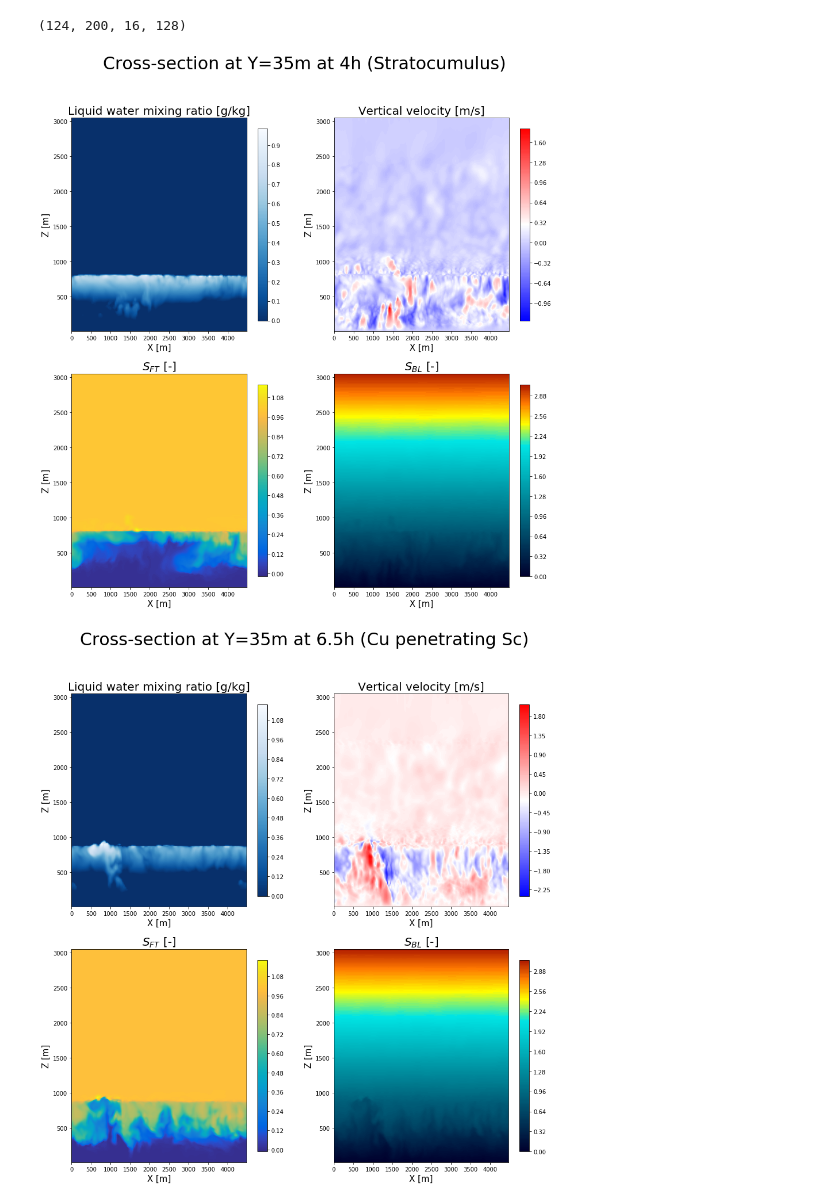
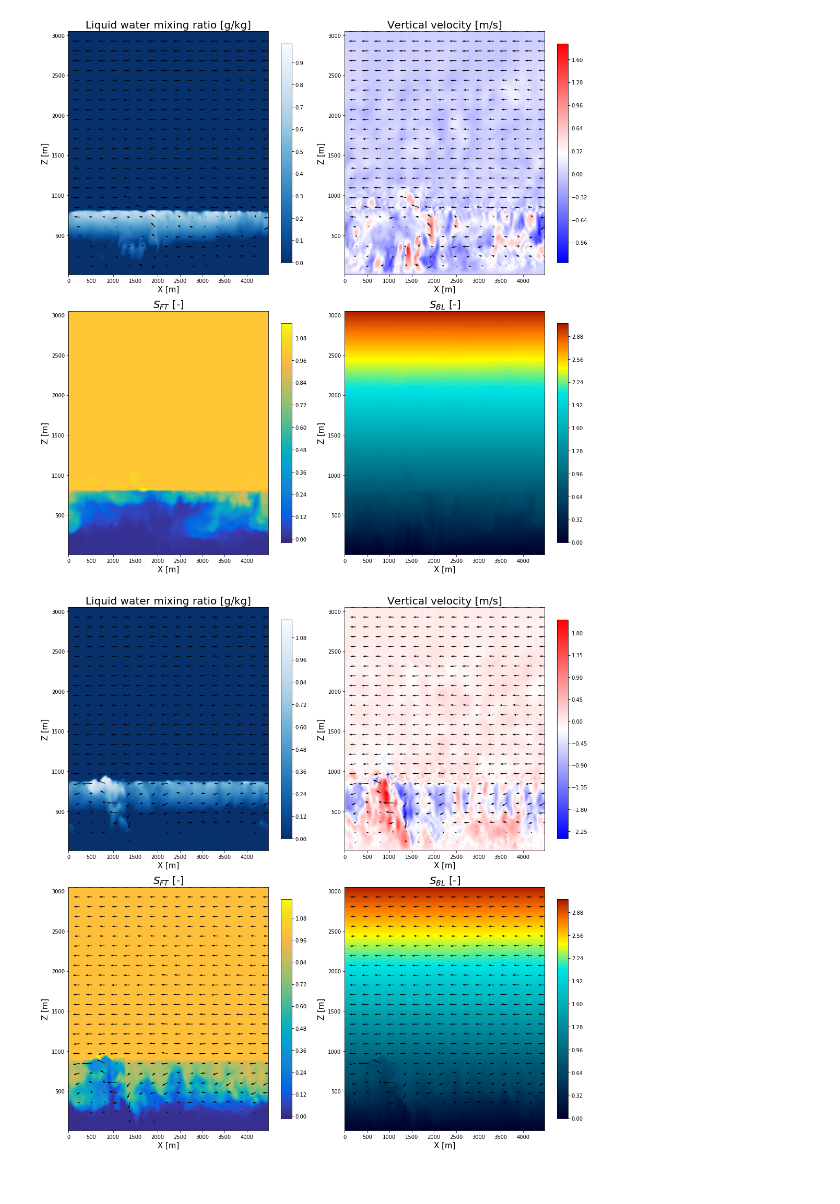
Before and after one commit to JIACHEN427/Transition-Sc-Cu, a Jupyter notebook: python/show_2D.ipynb, the cells around one changed output. Saved outputs shown, nothing was run; the diff lists cells and outputs as text; code cells hidden in the pictures.

```diff
--- a/python/show_2D.ipynb
+++ b/python/show_2D.ipynb
@@ -161,12 +262,19 @@ DATA = Dataset('fielddump.000.000.002.nc')
+# %%
+jaisnd = LinearSegmentedColormap('jaisnd', ncview_to_py(cmap_jaisnd))
+ssec = LinearSegmentedColormap('ssec', ncview_to_py(cmap_ssec))
+egauss = LinearSegmentedColormap('egauss', ncview_to_py(cmap_3gauss))
+# Make some new colormap for better look using colormap setup directly from ncview
 # %%
+# Read the data and create the grid
+DATA = Dataset('fielddump.000.000.002.nc')
 ql=DATA.variables['ql'][:]
 w=DATA.variables['w'][:]
 SBL=DATA.variables['sc001'][:]
 SFT=DATA.variables['sc002'][:]
 z=DATA.variables['zt'][:]
-# Read the variables.
+u=DATA.variables['u'][:]
+v=DATA.variables['v'][:]
+w=DATA.variables['w'][:]
 x=np.linspace(0,4480,np.shape(ql)[3])
+y=np.linspace(0,4480,np.shape(ql)[3])
+xx,zz=np.meshgrid(x,z)
-# %%
-np.shape(ql)# Time,z,y,x
-# %% [output]
-(124, 200, 16, 128)
@@ -177,72 +281,92 @@ xx,zz=np.meshgrid(x,z)
 # %%
 i=24 ## One layer structure
+utemp = u[i,:,0,:]
+vtemp = w[i,:,0,:]
+wtemp = w[i,:,0,:]
+qltemp = ql[i,:,0,:]*1e3
+SFTtemp = SFT[i,:,0,:]
+SBLtmep = SBL[i,:,0,:]
+[u_dir,v_dir,w_dir,x_dir,y_dir,z_dir] = window_qui(x,y,utemp,vtemp,wtemp) # Use a small average window to get a better look
 fig, axs = plt.subplots(2, 2,figsize=(15,15))
-fig.suptitle('Cross-section at Y=35m at 4h (Stratocumulus)',fontsize=30)
+#fig.suptitle('Cross-section at Y=35m at 4h (Stratocumulus)',fontsize=30)
 ax = plt.subplot(221)
-cs = plt.contourf(xx,zz,ql[i,:,0,:]*1e3,200,cmap='Blues_r')
+cs = plt.contourf(xx,zz,qltemp,200,cmap='Blues_r')
+plt.quiver(x_dir, z_dir, u_dir, w_dir)
 plt.title('Liquid water mixing ratio [g/kg]',fontsize=20)
 plt.xlabel('X [m]',fontsize=15)
 plt.ylabel('Z [m]',fontsize=15)
 fig.colorbar(cs, ax=ax, shrink=0.9)
 
 ax = plt.subplot(222)
-cs = plt.contourf(xx,zz,w[i,:,0,:],200,cmap='bwr')
+cs = plt.contourf(xx,zz,wtemp,200,cmap='bwr')
+plt.quiver(x_dir, z_dir, u_dir, w_dir)
 plt.title('Vertical velocity [m/s]',fontsize=20)
 plt.xlabel('X [m]',fontsize=15)
 plt.ylabel('Z [m]',fontsize=15)
 fig.colorbar(cs, ax=ax, shrink=0.9)
 
 ax=plt.subplot(223)
-cs = plt.contourf(xx,zz,SFT[i,:,0,:],200,cmap=parula_map)
+cs = plt.contourf(xx,zz,SFTtemp,200,cmap=parula_map)
 plt.title('$S_{FT}$ [-]',fontsize=20)
 plt.xlabel('X [m]',fontsize=15)
 plt.ylabel('Z [m]',fontsize=15)
 fig.colorbar(cs, ax=ax, shrink=0.9)
 
 ax=plt.subplot(224)
-cs = ax.contourf(xx,zz,SBL[i,:,0,:],200, cmap=ssec)
+cs = ax.contourf(xx,zz,SBLtmep,200, cmap=ssec)
 plt.title('$S_{BL}$ [-]',fontsize=20)
 plt.xlabel('X [m]',fontsize=15)
 plt.ylabel('Z [m]',fontsize=15)
 fig.colorbar(cs, ax=ax, shrink=0.9)
-
+fig.tight_layout()
 plt.savefig('1.eps')
 # %% [output]
-[figure, old version]
+[figure, new version]
 # %%
 i=38 ## two-layer structure ED-Triple-MF scheme applied.
+utemp = u[i,:,0,:]
+vtemp = w[i,:,0,:]
+wtemp = w[i,:,0,:]
+qltemp = ql[i,:,0,:]*1e3
+SFTtemp = SFT[i,:,0,:]
+SBLtmep = SBL[i,:,0,:]
+[u_dir,v_dir,w_dir,x_dir,y_dir,z_dir] = window_qui(x,y,utemp,vtemp,wtemp) # Use a small average window to get a better look
 fig, axs = plt.subplots(2, 2,figsize=(15,15))
-fig.suptitle('Cross-section at Y=35m at 6.5h (Cu penetrating Sc)',fontsize=30)
+#fig.suptitle('Cross-section at Y=35m at 6.5h (Cu penetrating Sc)',fontsize=30)
 ax = plt.subplot(221)
-cs = plt.contourf(xx,zz,ql[i,:,0,:]*1e3,200,cmap='Blues_r')
+cs = plt.contourf(xx,zz,qltemp,200,cmap='Blues_r')
+plt.quiver(x_dir, z_dir, u_dir, w_dir)
 plt.title('Liquid water mixing ratio [g/kg]',fontsize=20)
 plt.xlabel('X [m]',fontsize=15)
 plt.ylabel('Z [m]',fontsize=15)
 fig.colorbar(cs, ax=ax, shrink=0.9)
 
 ax = plt.subplot(222)
-cs = plt.contourf(xx,zz,w[i,:,0,:],200,cmap='bwr')
+cs = plt.contourf(xx,zz,wtemp,200,cmap='bwr')
+plt.quiver(x_dir, z_dir, u_dir, w_dir)
 plt.title('Vertical velocity [m/s]',fontsize=20)
 plt.xlabel('X [m]',fontsize=15)
 plt.ylabel('Z [m]',fontsize=15)
 fig.colorbar(cs, ax=ax, shrink=0.9)
 
 ax=plt.subplot(223)
-cs = plt.contourf(xx,zz,SFT[i,:,0,:],200,cmap=parula_map)
+cs = plt.contourf(xx,zz,SFTtemp,200,cmap=parula_map)
+plt.quiver(x_dir, z_dir, u_dir, w_dir)
 plt.title('$S_{FT}$ [-]',fontsize=20)
 plt.xlabel('X [m]',fontsize=15)
 plt.ylabel('Z [m]',fontsize=15)
 fig.colorbar(cs, ax=ax, shrink=0.9)
 
 ax=plt.subplot(224)
-cs = ax.contourf(xx,zz,SBL[i,:,0,:],200, cmap=ssec)
+cs = ax.contourf(xx,zz,SBLtmep,200, cmap=ssec)
+plt.quiver(x_dir, z_dir, u_dir, w_dir)
 plt.title('$S_{BL}$ [-]',fontsize=20)
 plt.xlabel('X [m]',fontsize=15)
 plt.ylabel('Z [m]',fontsize=15)
 fig.colorbar(cs, ax=ax, shrink=0.9)
-
+fig.tight_layout()
 plt.savefig('2.eps')
 # %% [output]
-[figure, old version]
+[figure, new version]
 # %%
 i=58 ## two-layer structure ED-Triple-MF scheme applied.
```
Also changed, not shown: parts of 15 cells of this notebook, 1 other file.
